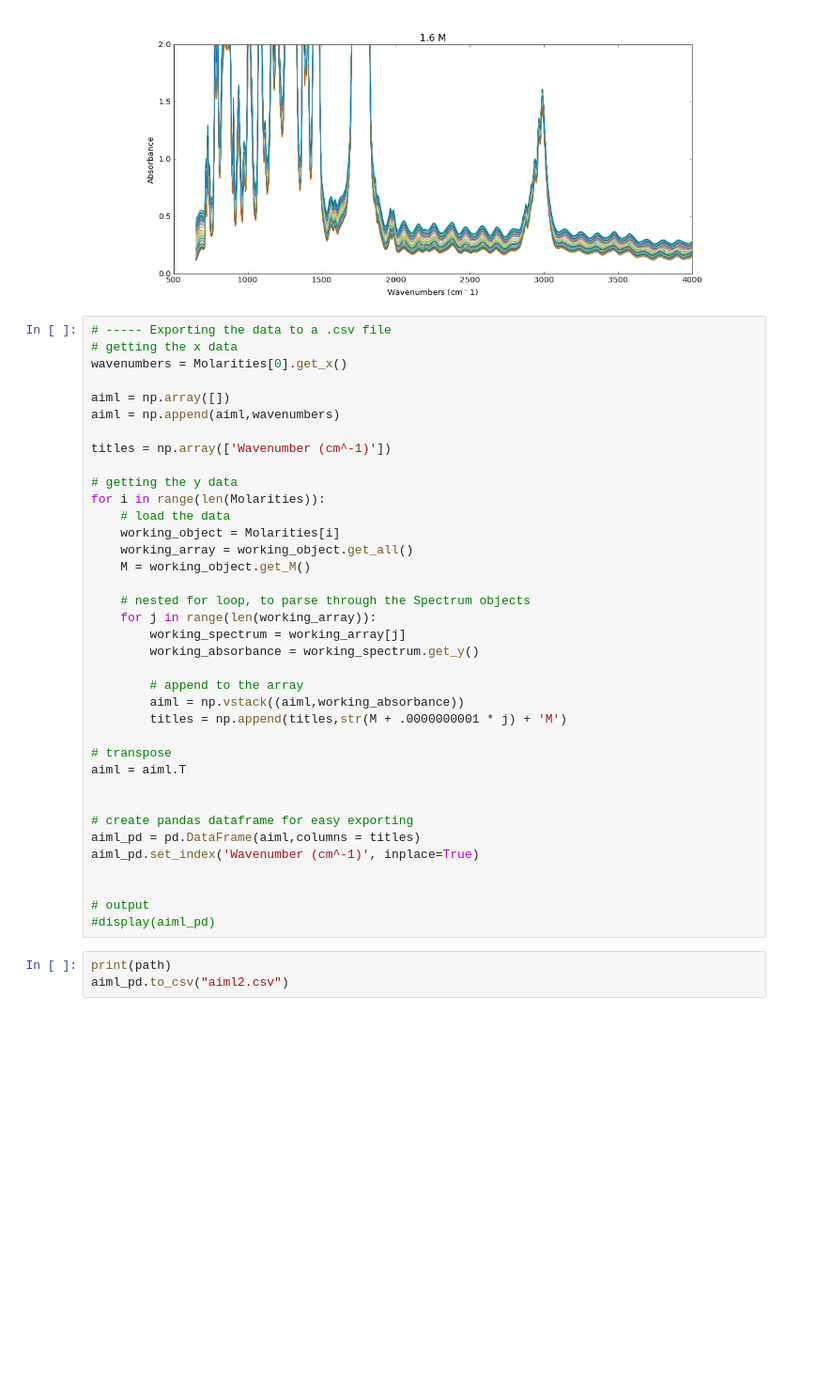
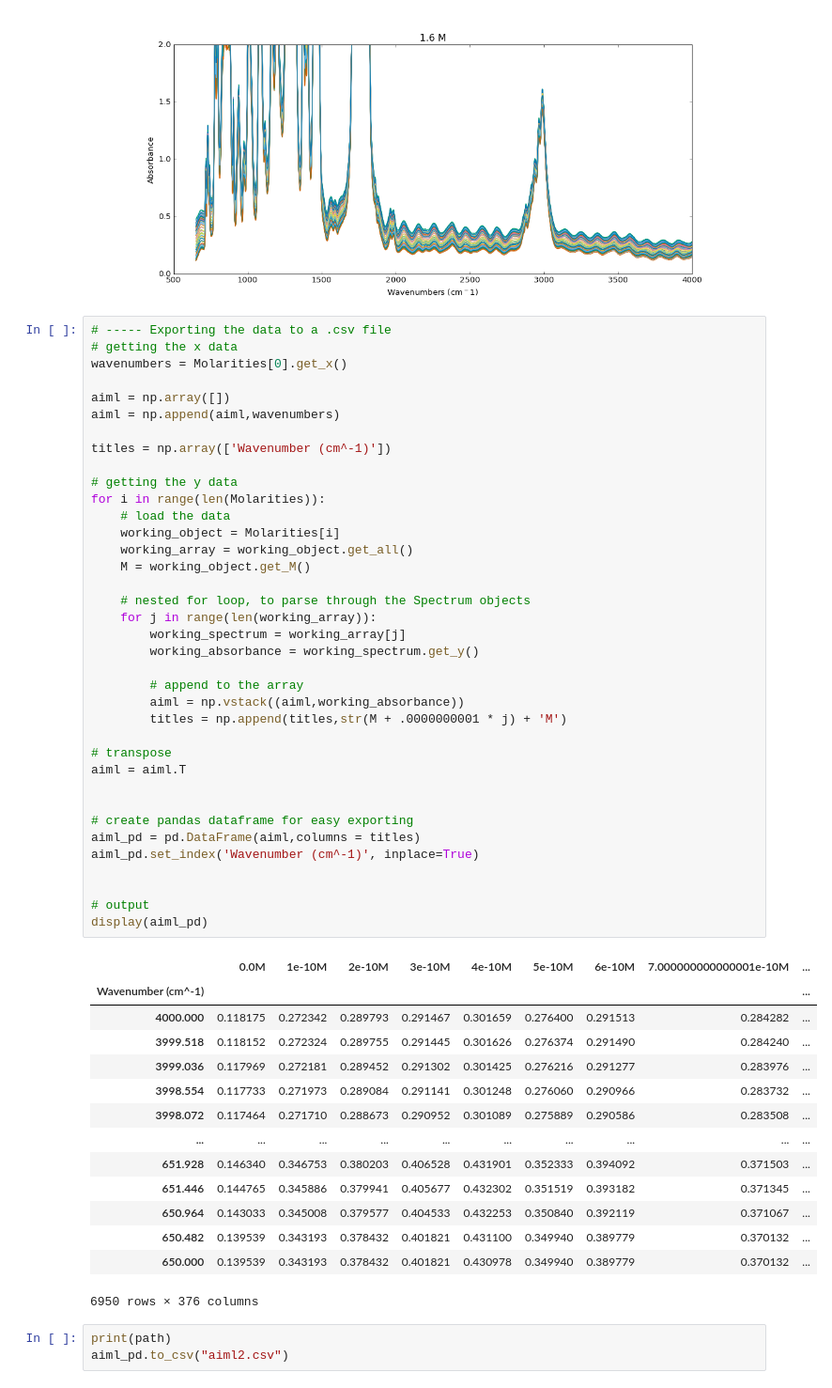
Before and after one commit to MODESBYU/MODES, a Jupyter notebook: Battery Data/Li-Li Symmetric Cell/Diagnostics/Mass_importation.ipynb, the cells around one changed output. Shown at 94% size. Cells and saved outputs as stored; diff of their text form; blank space fills up the shorter version.

```diff
--- a/Battery Data/Li-Li Symmetric Cell/Diagnostics/Mass_importation.ipynb
+++ b/Battery Data/Li-Li Symmetric Cell/Diagnostics/Mass_importation.ipynb
@@ -81,34 +81,49 @@ aiml = np.array([])
 aiml = np.append(aiml,wavenumbers)
 
 titles = np.array(['Wavenumber (cm^-1)'])
 
 # getting the y data
 for i in range(len(Molarities)):
     # load the data
     working_object = Molarities[i]
     working_array = working_object.get_all()
     M = working_object.get_M()
 
     # nested for loop, to parse through the Spectrum objects
     for j in range(len(working_array)):
         working_spectrum = working_array[j]
         working_absorbance = working_spectrum.get_y()
 
         # append to the array
         aiml = np.vstack((aiml,working_absorbance))
         titles = np.append(titles,str(M + .0000000001 * j) + 'M')
 
 # transpose
 aiml = aiml.T
 
 
 # create pandas dataframe for easy exporting
 aiml_pd = pd.DataFrame(aiml,columns = titles)
 aiml_pd.set_index('Wavenumber (cm^-1)', inplace=True)
 
 
 # output
-#display(aiml_pd)
+display(aiml_pd)
+# %% [output]
+|  | 0.0M | 1e-10M | 2e-10M | 3e-10M | 4e-10M | 5e-10M | 6e-10M | 7.000000000000001e-10M | ... |
+| Wavenumber (cm^-1) |  |  |  |  |  |  |  |  | ... |
+| 4000.000 | 0.118175 | 0.272342 | 0.289793 | 0.291467 | 0.301659 | 0.276400 | 0.291513 | 0.284282 | ... |
+| 3999.518 | 0.118152 | 0.272324 | 0.289755 | 0.291445 | 0.301626 | 0.276374 | 0.291490 | 0.284240 | ... |
+| 3999.036 | 0.117969 | 0.272181 | 0.289452 | 0.291302 | 0.301425 | 0.276216 | 0.291277 | 0.283976 | ... |
+| 3998.554 | 0.117733 | 0.271973 | 0.289084 | 0.291141 | 0.301248 | 0.276060 | 0.290966 | 0.283732 | ... |
+| 3998.072 | 0.117464 | 0.271710 | 0.288673 | 0.290952 | 0.301089 | 0.275889 | 0.290586 | 0.283508 | ... |
+| ... | ... | ... | ... | ... | ... | ... | ... | ... | ... |
+| 651.928 | 0.146340 | 0.346753 | 0.380203 | 0.406528 | 0.431901 | 0.352333 | 0.394092 | 0.371503 | ... |
+| 651.446 | 0.144765 | 0.345886 | 0.379941 | 0.405677 | 0.432302 | 0.351519 | 0.393182 | 0.371345 | ... |
+| 650.964 | 0.143033 | 0.345008 | 0.379577 | 0.404533 | 0.432253 | 0.350840 | 0.392119 | 0.371067 | ... |
+| 650.482 | 0.139539 | 0.343193 | 0.378432 | 0.401821 | 0.431100 | 0.349940 | 0.389779 | 0.370132 | ... |
+| 650.000 | 0.139539 | 0.343193 | 0.378432 | 0.401821 | 0.430978 | 0.349940 | 0.389779 | 0.370132 | ... |
+6950 rows × 376 columns
 # %%
 print(path)
 aiml_pd.to_csv("aiml2.csv")
```
Also changed, not shown: parts of 2 cells of this notebook, 47 other files.
